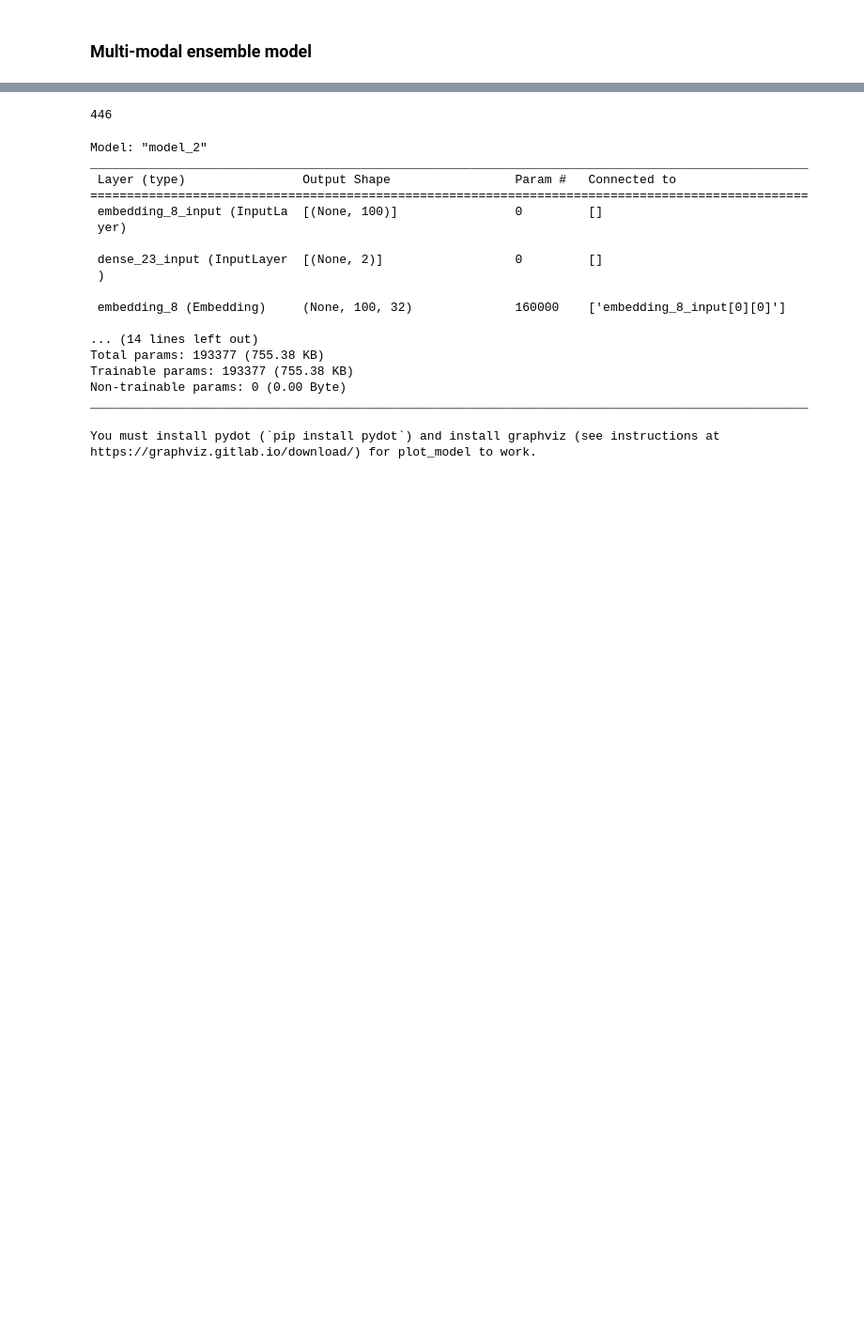
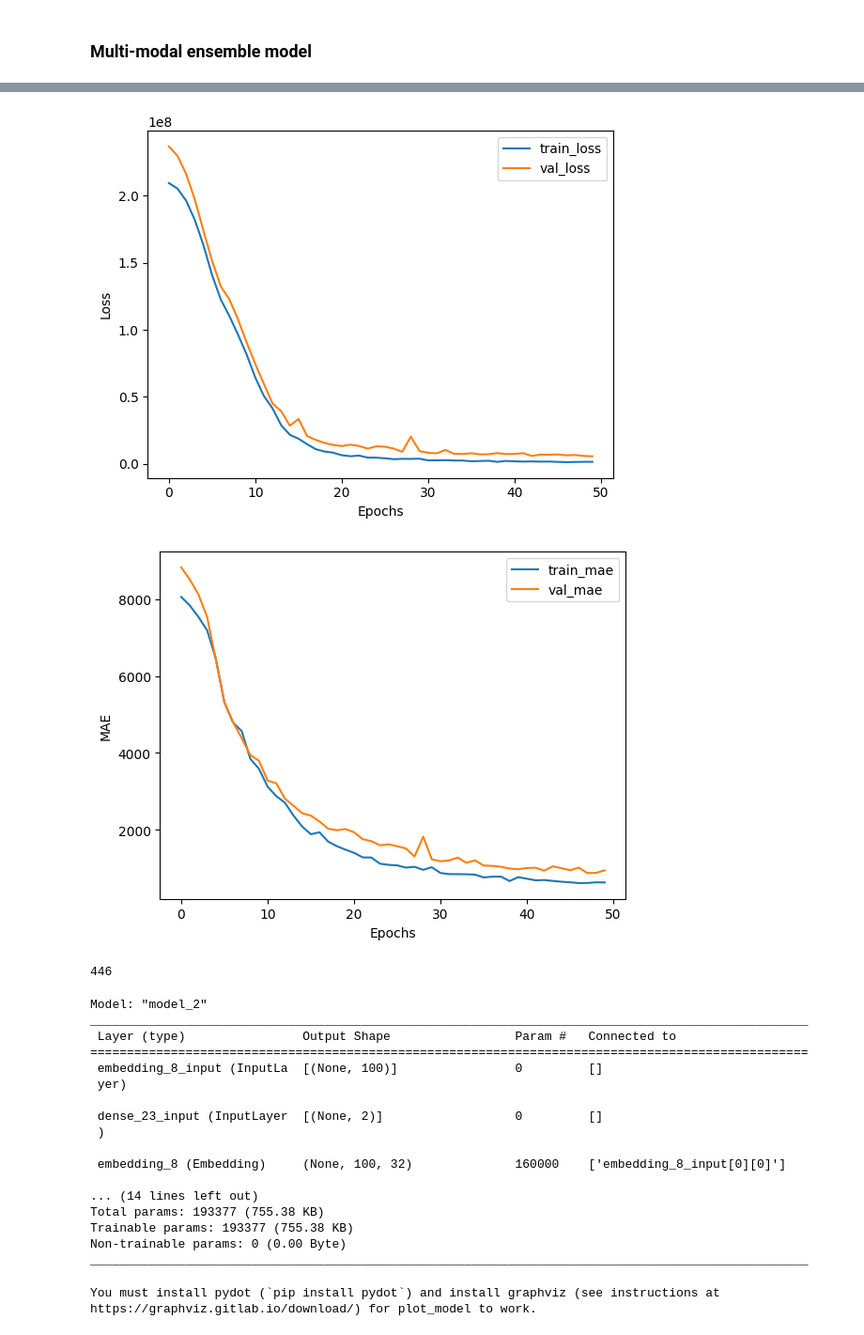
Before and after one commit to kaysho/MSc-Thesis, a Jupyter notebook: Multi_Modal_Model.ipynb, the cells around one changed output, grey strips where cells are left out. Shown at 94% size. Drawn from its saved outputs; the diff is of its cells as text; code cells hidden in the pictures; blank space fills up the shorter version.

```diff
--- a/Multi_Modal_Model.ipynb
+++ b/Multi_Modal_Model.ipynb
@@ -439,9 +475,21 @@ y = multi_modal['Close'].values
 # X_val, X_test, y_val, y_test = train_test_split(X_temp, y_temp, test_size=0.5, random_state=42)
 
 # Split data into training and testing sets
+# X_text_train, X_text_test, X_financial_train, X_financial_test, y_train, y_test = train_test_split(
+#     X_text, X_financial, y, test_size=0.2, random_state=42
+# )
+
+# X_text_val, X_text_test,X_financial_val, X_text_val, y_val, y_test = train_test_split(X_temp, y_temp, test_size=0.5, random_state=42)
+
+# First, split the data into training and testing sets
 X_text_train, X_text_test, X_financial_train, X_financial_test, y_train, y_test = train_test_split(
     X_text, X_financial, y, test_size=0.2, random_state=42
 )
+
+# Now, split the training data into training and validation sets
+X_text_train, X_text_val, X_financial_train, X_financial_val, y_train, y_val = train_test_split(
+    X_text_train, X_financial_train, y_train, test_size=0.1, random_state=42
+)
 # %%
 from tensorflow.keras.models import Sequential
 from tensorflow.keras.layers import Embedding, Conv1D, MaxPooling1D, Bidirectional, LSTM, Dense, Dropout
@@ -487,8 +534,10 @@ output = Dense(1, activation='linear')(x)
 # Create the final model
 combined_model = tf.keras.Model(inputs=[text_model.input, financial_model.input], outputs=output)
 # Compile and train the model
-combined_model.compile(optimizer='adam', loss='mean_squared_error')
-combined_model.fit([X_text_train, X_financial_train], y_train, epochs=50, batch_size=32, validation_split=0.1)
+# combined_model.compile(optimizer='adam', loss='mean_squared_error',metrics=['accuracy', 'precision', 'recall', 'f1_score'])
+combined_model.compile(loss=tf.losses.MeanSquaredError(), optimizer=tf.optimizers.Adam(), metrics=[tf.metrics.MeanAbsoluteError()])
+
+history = combined_model.fit([X_text_train, X_financial_train], y_train, epochs=50, batch_size=32, validation_split=0.1)
 # %%
 # Evaluate the model
 loss = combined_model.evaluate([X_text_test, X_financial_test], y_test)
@@ -503,3 +558,22 @@ Test Loss: 185259.609375
+# %%
+import matplotlib.pyplot as plt
+
+plt.plot(history.history['loss'], label='train_loss')
+plt.plot(history.history['val_loss'], label='val_loss')
+plt.xlabel('Epochs')
+plt.ylabel('Loss')
+plt.legend()
+plt.show()
+
+plt.plot(history.history['mean_absolute_error'], label='train_mae')
+plt.plot(history.history['val_mean_absolute_error'], label='val_mae')
+plt.xlabel('Epochs')
+plt.ylabel('MAE')
+plt.legend()
+plt.show()
+# %% [output]
+[figure, added]
+[figure, added]
 # %%
 len(predictions)
 # %% [output]
```
Also changed, not shown: parts of 7 cells of this notebook, 2 other files.
